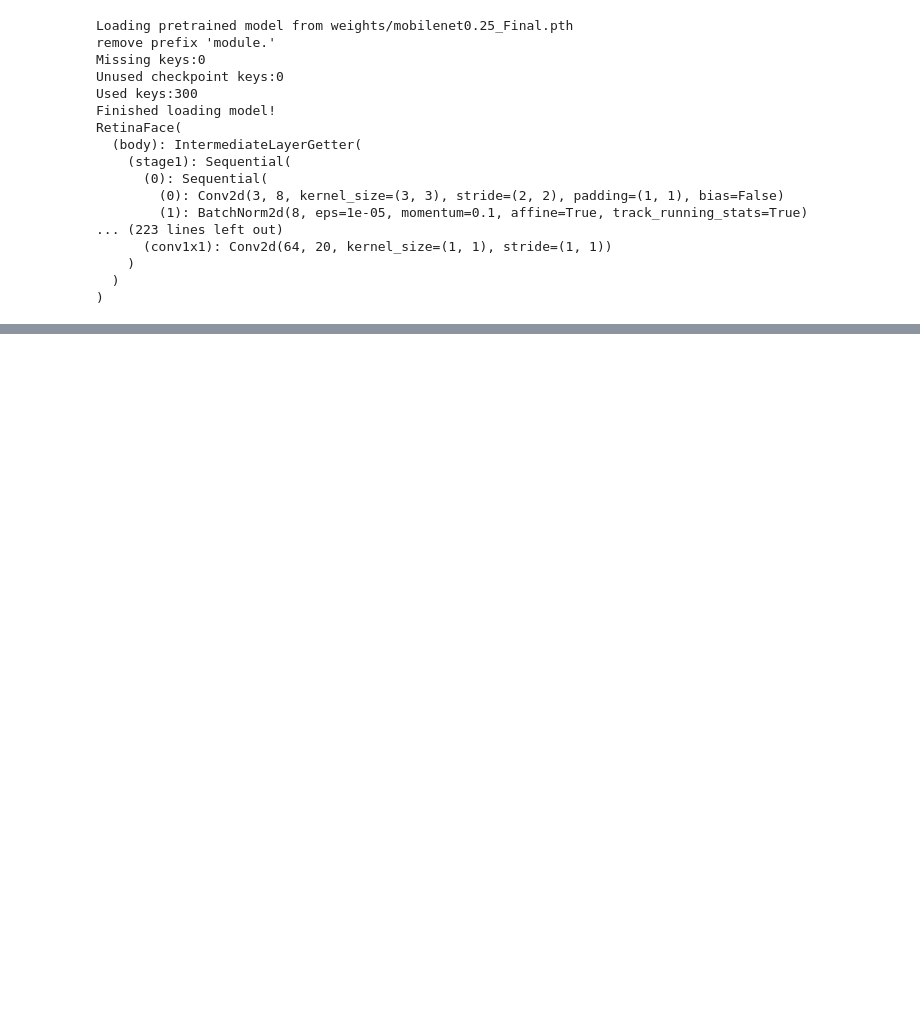
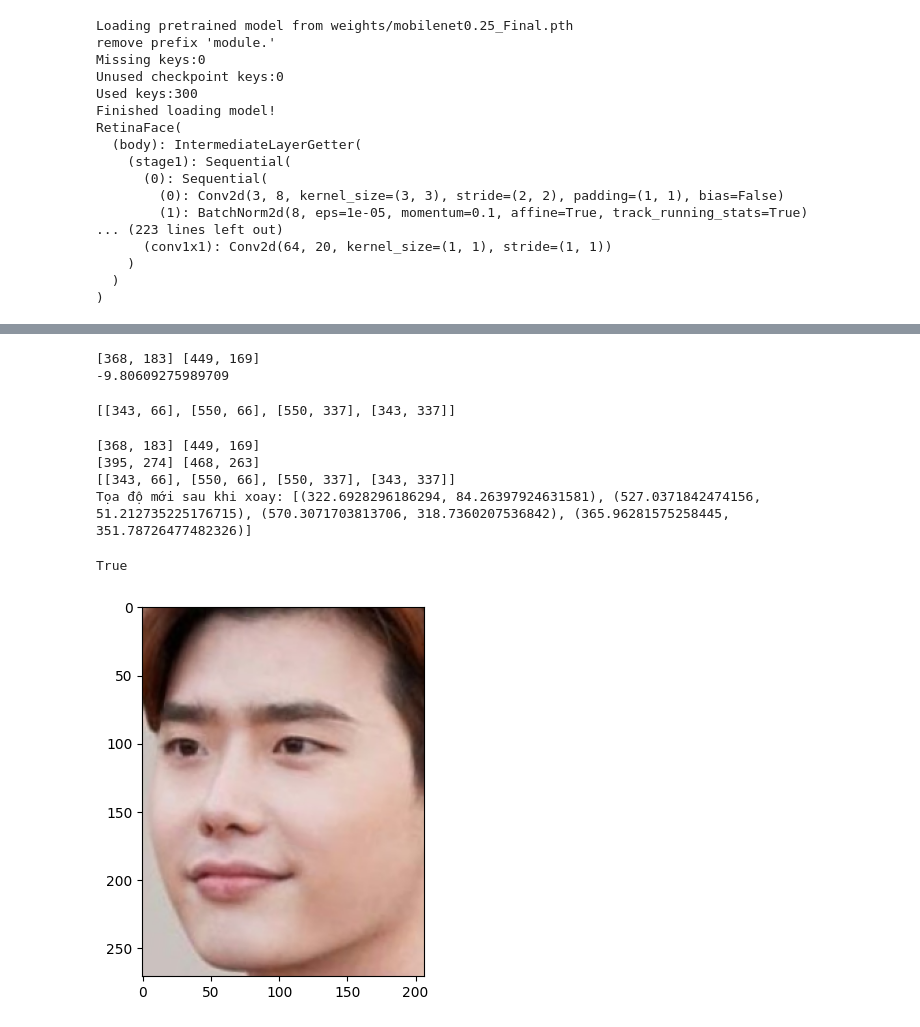
Before and after one commit to fclone01/Pytorch_Retinaface, a Jupyter notebook: test_image.ipynb, the cells around one changed output, grey strips where cells are left out. Cells and saved outputs as stored; diff of their text form; code cells hidden in the pictures; blank space fills up the shorter version.

```diff
--- a/test_image.ipynb
+++ b/test_image.ipynb
@@ -201,0 +252,12 @@ draw_faces_landmarks(image_path,facess)
+# %%
+print(calculate_angle([face[5],face[6]],[face[7],face[8]]))
+# %% [output]
+[368, 183] [449, 169]
+-9.80609275989709
+# %%
+# rectangle_points = [(face[0], face[1]), (face[0]+face[2], face[1]), (face[0]+face[2], face[1]+face[3]), (face[0],face[1]+face[3])]
+x1,y1,x2,y2 = face[0:4]
+rectangle_points =[[x1,y1],[x2,y1],[x2,y2],[x1,y2]]
+print(rectangle_points)
+# %% [output]
+[[343, 66], [550, 66], [550, 337], [343, 337]]
@@ -202,3 +298,63 @@ draw_faces_landmarks(image_path,facess)
+# %%
+import math
+
+angel_ = (calculate_angle([face[5],face[6]],[face[7],face[8]])+calculate_angle([face[11],face[12]],[face[13],face[14]]))/2
+
+face = facess[0]
+
+# Tọa độ 4 điểm hình chữ nhật (ví dụ)
+
+x1,y1,x2,y2 = face[0:4]
+rectangle_points =[[x1,y1],[x2,y1],[x2,y2],[x1,y2]]
+print(rectangle_points)
+# Góc xoay (độ)
+angle_of_rotation = angel_
+
+# Tính tọa độ mới sau khi xoay
+new_points = rotate_rectangle(rectangle_points, angle_of_rotation)
+# print()
+print("Tọa độ mới sau khi xoay:", new_points)
+
+def cut_rotated_rectangle(image_path, points):
+    # Mở ảnh
+    image = cv2.imread(image_path)
+
+    # Chuyển đổi danh sách điểm thành mảng NumPy
+    points = np.array(points, dtype='float32')
+
+    # Xác định tọa độ cho hình chữ nhật mới
+    width = int(max(np.linalg.norm(points[0] - points[1]), np.linalg.norm(points[2] - points[3])))
+    height = int(max(np.linalg.norm(points[0] - points[3]), np.linalg.norm(points[1] - points[2])))
+
+    # Điểm góc cho hình chữ nhật đã cắt
+    dest_points = np.array([
+        [0, 0],
+        [width - 1, 0],
+        [width - 1, height - 1],
+        [0, height - 1]
+    ], dtype='float32')
+
+    # Tính ma trận biến đổi
+    M = cv2.getPerspectiveTransform(points, dest_points)
+
+    # Cắt hình
+    cropped_image = cv2.warpPerspective(image, M, (width, height))
+
+    return cropped_image
+
+
+cropped_image = cut_rotated_rectangle(image_path, new_points)
+plt.imshow(cv2.cvtColor(cropped_image, cv2.COLOR_BGR2RGB))
+# cv2.imwrite("out.jpg",cropped_image)
+plt.axis(False)
+plt.show()
+# %% [output]
+[368, 183] [449, 169]
+[395, 274] [468, 263]
+[[343, 66], [550, 66], [550, 337], [343, 337]]
+Tọa độ mới sau khi xoay: [(322.6928296186294, 84.26397924631581), (527.0371842474156, 51.212735225176715), (570.3071703813706, 318.7360207536842), (365.96281575258445, 351.78726477482326)]
+True
+[figure, added]
 # %%
 
 # Các cấu hình cần thiết như 'cfg', 'net', và 'device' cần được định nghĩa từ trước
```
Also changed, not shown: parts of 3 cells of this notebook.
